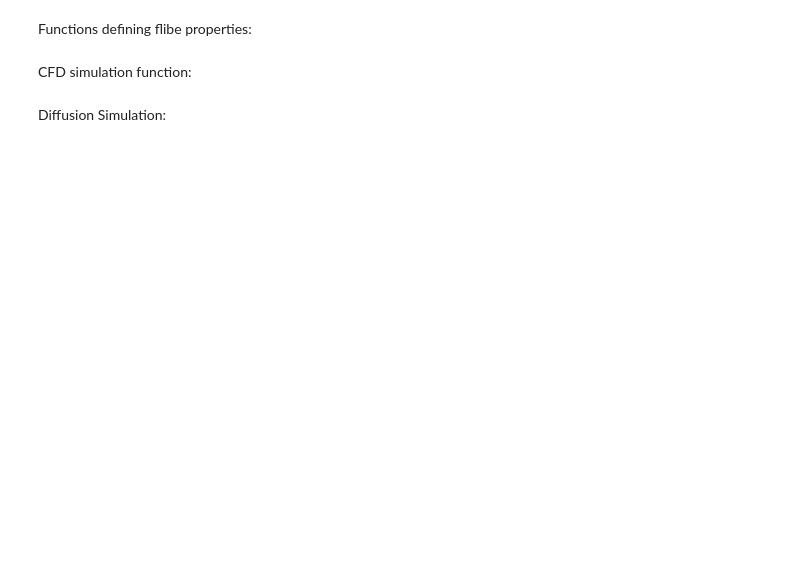
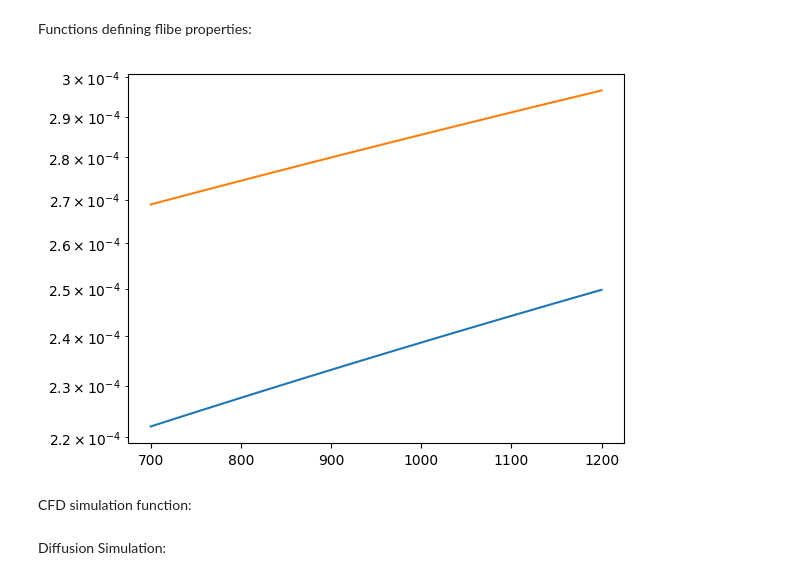
Before and after one commit to WeaverC20/LIBRADiff, a Jupyter notebook: BABY_2D_Props_Sim.ipynb, the cells around one changed output. Drawn from its saved outputs; the diff is of its cells as text; code cells hidden in the pictures; blank space fills up the shorter version.

```diff
--- a/BABY_2D_Props_Sim.ipynb
+++ b/BABY_2D_Props_Sim.ipynb
@@ -110,34 +110,48 @@ def beta_flibe1(T):
     return 1.8319e-04 + 5.55e-08 * T  # K-1
 
 def beta_flibe2(T):
-    return 2.3e-04 * + 5.55e-08 * T  # K-1
+    return 2.3e-04 + 5.55e-08 * T  # K-1
+
+T_array = np.linspace(700, 1200, 10)
+B_array = beta_flibe1(T_array)
+B_array2 = beta_flibe2(T_array)
+
+plt.plot(T_array, B_array)
+plt.plot(T_array, B_array2)
+plt.yscale("log")
+plt.show()
+
+beta_prop_array = [(beta_flibe1, '1'),
+                   (beta_flibe2, '2')]
 
 
 def plot_properties():
     T = np.linspace(400, 1200, 1000)
 
     mu = viscosity_flibe1(T)
     rho = density_flibe1(T)
     beta = beta_flibe1(T)
 
     plt.figure()
     mu *= 1e03
     plt.plot(T, mu, label="viscosity")
     plt.ylim(0, 30)
     plt.legend()
 
     plt.figure()
     plt.plot(T, rho, label="density")
     plt.ylim(1800, 2150)
     plt.legend()
 
     plt.figure()
     beta *= 1e04
     plt.plot(T, beta, label="Thermal expansion")
     plt.ylim(1.6, 2.8)
     plt.legend()
 
     plt.show()
+# %% [output]
+[figure, added]
 # %% [markdown]
 CFD simulation function:
 # %%
```
Also changed, not shown: parts of 4 cells of this notebook.
